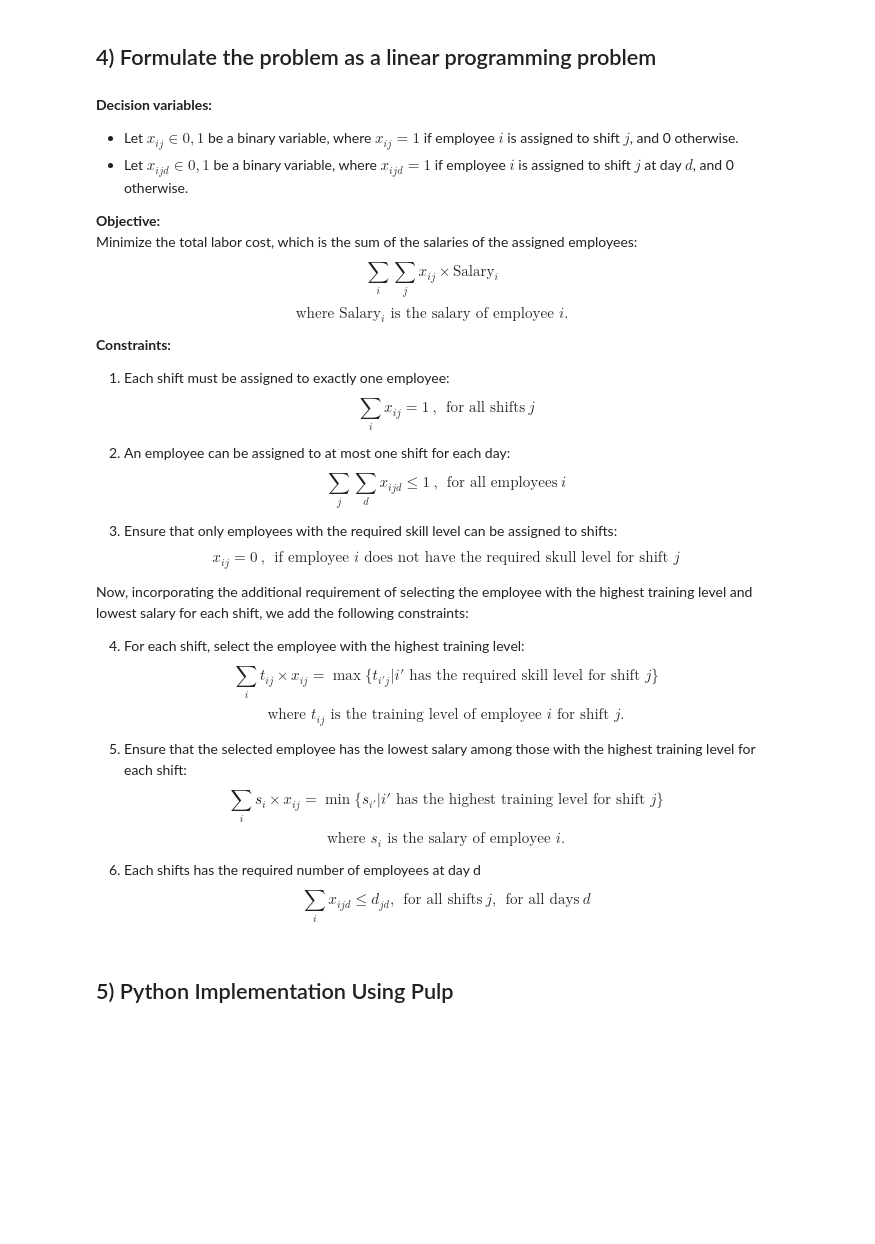
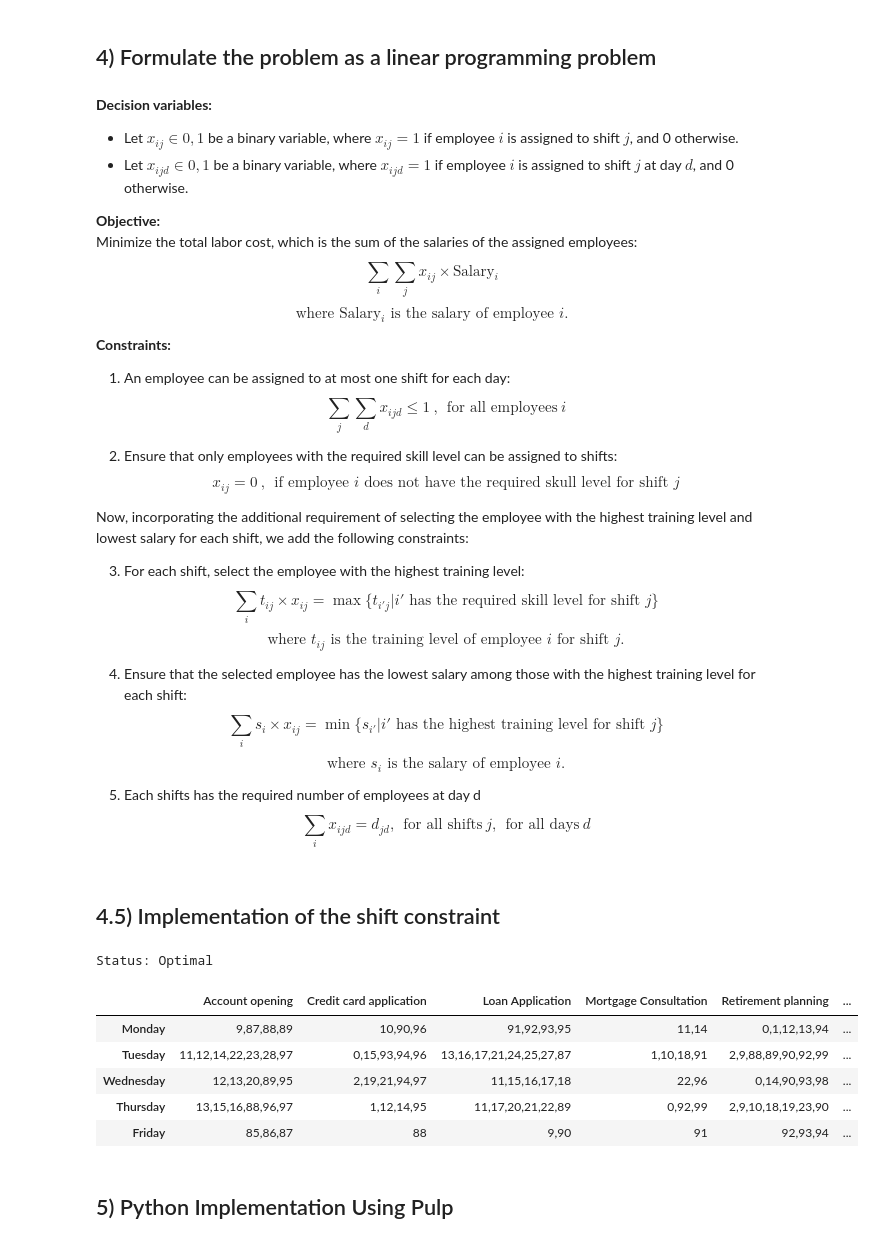
Before and after one commit to Michxz312/Group-Portfolio, a Jupyter notebook: group_5_project_revised.ipynb, the cells around one changed output. Cells and saved outputs as stored; diff of their text form; code cells hidden in the pictures; blank space fills up the shorter version.

```diff
--- a/group_5_project_revised.ipynb
+++ b/group_5_project_revised.ipynb
@@ -340,24 +345,19 @@ $$
 
 **Constraints:**
 
-1) Each shift must be assigned to exactly one employee:
-$$
-\sum_i x_{ij} = 1 \ , \ \ \text{for all shifts} \ j
-$$
-
-2) An employee can be assigned to at most one shift for each day:
+1) An employee can be assigned to at most one shift for each day:
 $$
 \sum_j \sum_d x_{ijd}  \leq  1 \ , \ \ \text{for all employees} \ i
 $$
 
-3) Ensure that only employees with the required skill level can be assigned to shifts:
+2) Ensure that only employees with the required skill level can be assigned to shifts:
 $$
 x_{ij} = 0 \ , \ \ \text{if employee $i$ does not have the required skull level for shift $j$}
 $$
 
 Now, incorporating the additional requirement of selecting the employee with the highest training level and lowest salary for each shift, we add the following constraints:
 
-4) For each shift, select the employee with the highest training level:
+3) For each shift, select the employee with the highest training level:
 $$
 \sum_i t_{ij}\times x_{ij} = \max{\{t_{i'j}| i'\text{ has the required skill level for shift } j\}}
 $$
@@ -365,7 +365,7 @@ $$
 \text{where $t_{ij}$ is the training level of employee $i$ for shift $j$.}
 $$
 
-5) Ensure that the selected employee has the lowest salary among those with the highest training level for each shift:
+4) Ensure that the selected employee has the lowest salary among those with the highest training level for each shift:
 $$
 \sum_i s_{i}\times x_{ij} = \min{\{s_{i'}| i'\text{ has the highest training level for shift } j\}}
 $$
@@ -373,8 +373,59 @@ $$
 \text{where $s_{i}$ is the salary of employee $i$.}
 $$
 
-6) Each shifts has the required number of employees at day d
-$$\sum_i x_{ijd} \leq d_{jd}, \ \ \text{for all shifts} \ j, \ \ \text{for all days} \ d$$
+5) Each shifts has the required number of employees at day d
+$$\sum_i x_{ijd} = d_{jd}, \ \ \text{for all shifts} \ j, \ \ \text{for all days} \ d$$
+# %% [markdown]
+## 4.5) Implementation of the shift constraint
+# %%
+shift_prob = pulp.LpProblem("Shift_Assignment")
+
+# Create variable X_ijd
+xd = pulp.LpVariable.dicts("x", [(i, j, d) for i in range(num_employees) for j in range(7) for d in range(5)], cat="Binary")
+
+# get the demand at day d for shift j
+d_jw = np.zeros((5,7))
+for day, shift, demand in customer:
+    d_jw[day, shift] = demand
+
+# An employee can be assigned to at most one shift at day d
+for i in range(num_employees):
+    for d in range(5):
+        shift_prob += pulp.lpSum(xd[i, j, d] for j in range(7)) <= 1
+
+# Each shifts has the required number of employees at day d
+for d in range(5):
+    for j in range(7):
+        shift_prob += pulp.lpSum(xd[i, j, d] for i in range(num_employees)) == d_jw[d, j]
+# %%
+shift_prob.solve()
+print("Status:", pulp.LpStatus[shift_prob.status])
+# %% [output]
+Status: Optimal
+# %%
+# rows as days and columns as shift types
+df = pd.DataFrame(index = range(5), columns = range(7)).fillna('')
+df = df.astype(str)
+
+for i in range(num_employees):
+    for j in range(7):
+        for d in range(5):
+            # If at shift j and day d, xd[i, j ,d] == 1, then add the value of i (the employee) in the df
+            if xd[(i, j, d)].varValue == 1:
+                df.at[d, j] += (',' if df.at[d, j] else '') + str(i)
+
+# if there is no value, then put NaN
+df = df.replace('', np.nan)
+
+df = df.rename(index = dict(zip(range(5), day_label)), columns= dict(zip(range(7), shift_label)))
+df
+# %% [output]
+|  | Account opening | Credit card application | Loan Application | Mortgage Consultation | Retirement planning | ... |
+| Monday | 9,87,88,89 | 10,90,96 | 91,92,93,95 | 11,14 | 0,1,12,13,94 | ... |
+| Tuesday | 11,12,14,22,23,28,97 | 0,15,93,94,96 | 13,16,17,21,24,25,27,87 | 1,10,18,91 | 2,9,88,89,90,92,99 | ... |
+| Wednesday | 12,13,20,89,95 | 2,19,21,94,97 | 11,15,16,17,18 | 22,96 | 0,14,90,93,98 | ... |
+| Thursday | 13,15,16,88,96,97 | 1,12,14,95 | 11,17,20,21,22,89 | 0,92,99 | 2,9,10,18,19,23,90 | ... |
+| Friday | 85,86,87 | 88 | 9,90 | 91 | 92,93,94 | ... |
 # %% [markdown]
 ## 5) Python Implementation Using Pulp
 # %%
```
Also changed, not shown: parts of 8 cells of this notebook, 1 other file.
